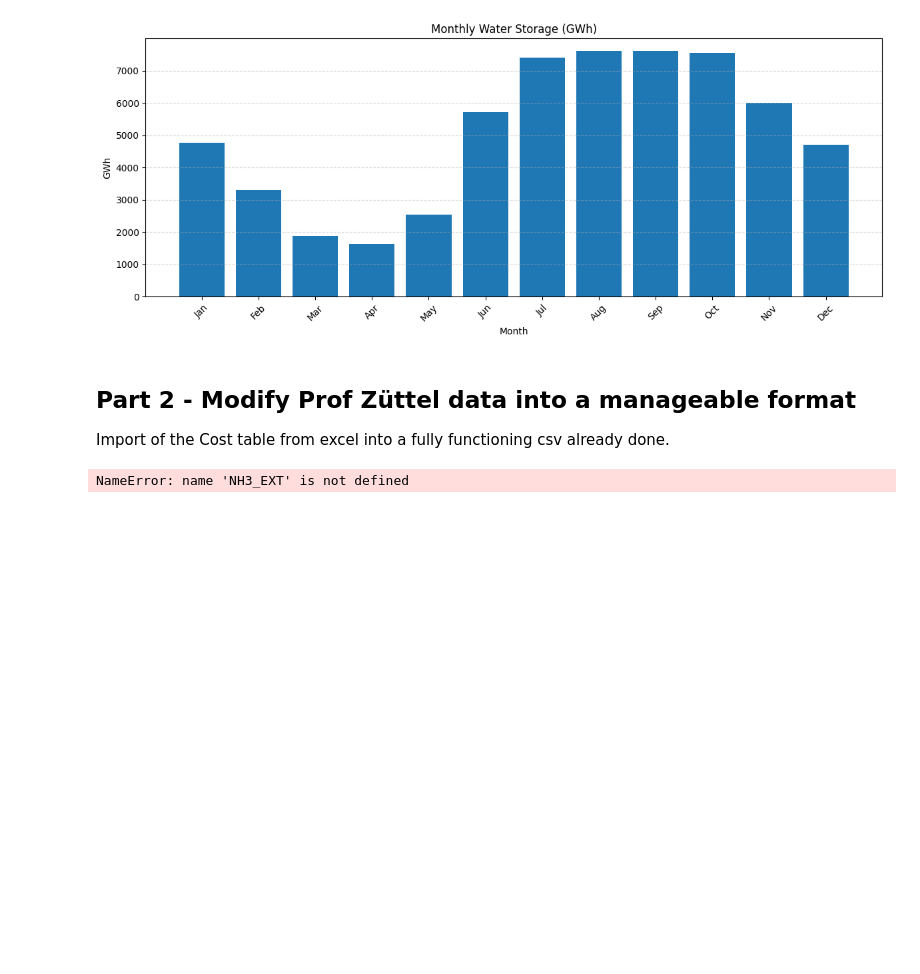
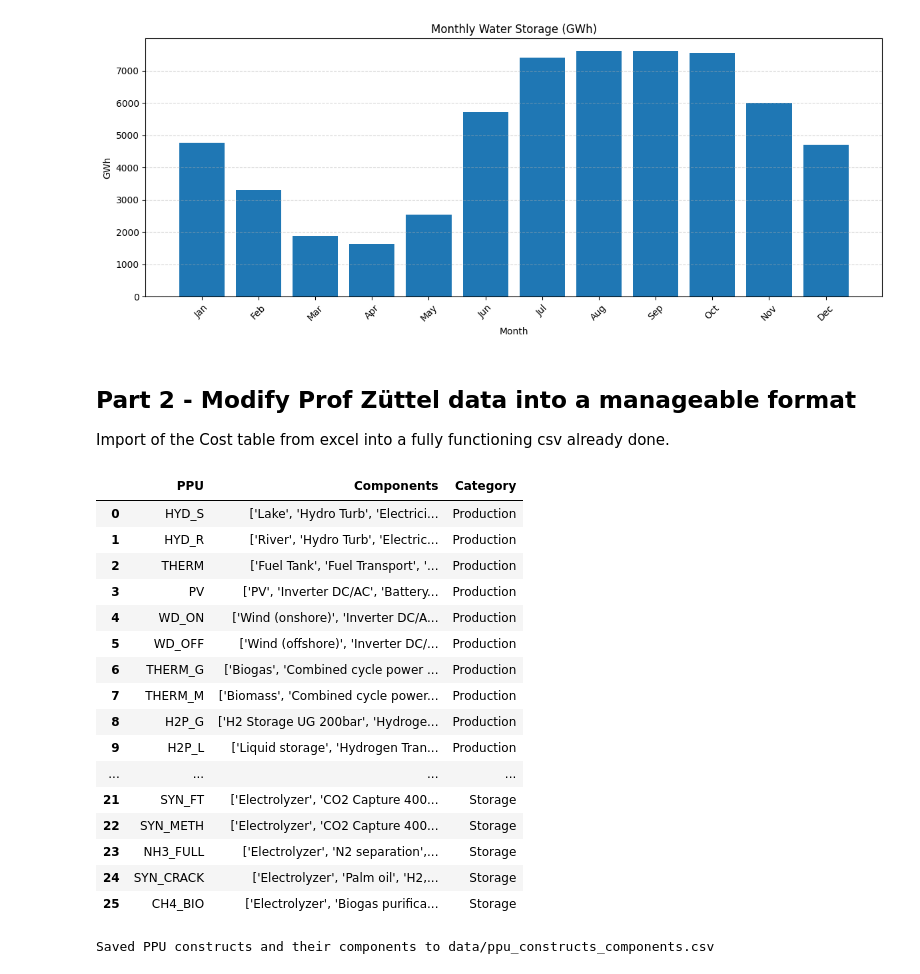
Before and after one commit to georgstsc/PPU_Modeling_Sustainability, a Jupyter notebook: ppu_model_data.ipynb, the cells around one changed output. Saved outputs shown, nothing was run; the diff lists cells and outputs as text; code cells hidden in the pictures; blank space fills up the shorter version.

```diff
--- a/ppu_model_data.ipynb
+++ b/ppu_model_data.ipynb
@@ -598,7 +598,6 @@ H2_L =["Electrolyzer", "Liquifaction", "Liquid storage"]
 SYN_FT = ["Electrolyzer", "CO2 Capture 400 ppm", "H2, CO2 compression", "FT-Synthesis", "Refining", "Fuel Tank"]
 SYN_METH = ["Electrolyzer", "CO2 Capture 400 ppm", "Sabatier reaction", "Methane compression", "CH4 storage 200bar"]
 NH3_FULL = ["Electrolyzer", "N2 separation", "N2,H2 compression", "NH3 synthesis", "Ammonia liquifaction", "Ammonia storage"]
-NH3_EXT = ["Electrolyzer", "N2 separation", "N2,H2 compression", "NH3 synthesis", "Ammonia liquifaction", "Ammonia storage"]
 SYN_CRACK = ["Electrolyzer", "Palm oil", "H2, CO2 compression", "Cracking", "Refining", "Fuel Tank"]
 CH4_BIO = ["Electrolyzer", "Biogas purification", "Sabatier reaction", "Methane compression", "Biogas (50% CH4)"]
 
@@ -613,35 +612,51 @@ ppu_data = [
     {"PPU": "WD_ON", "Components": WD_ON, "Category": "Production"},
     {"PPU": "WD_OFF", "Components": WD_OFF, "Category": "Production"},
     {"PPU": "THERM_G", "Components": THERM_G, "Category": "Production"},
     {"PPU": "THERM_M", "Components": THERM_M, "Category": "Production"},
     {"PPU": "H2P_G", "Components": H2P_G, "Category": "Production"},
     {"PPU": "H2P_L", "Components": H2P_L, "Category": "Production"},
     {"PPU": "SOL_SALT", "Components": SOL_SALT, "Category": "Production"},
     {"PPU": "SOL_STEAM", "Components": SOL_STEAM, "Category": "Production"},
     {"PPU": "BIO_OIL_ICE", "Components": BIO_OIL_ICE, "Category": "Production"},
     {"PPU": "PALM_ICE", "Components": PALM_ICE, "Category": "Production"},
     {"PPU": "BIO_WOOD", "Components": BIO_WOOD, "Category": "Production"},
     {"PPU": "WD_OFF", "Components": WD_OFF, "Category": "Production"},
     {"PPU": "IMP_BIOG", "Components": IMP_BIOG, "Category": "Production"},
     {"PPU": "NH3_P", "Components": NH3_P, "Category": "Production"},
     {"PPU": "H2_G", "Components": H2_G, "Category": "Storage"},
     {"PPU": "H2_GL", "Components": H2_GL, "Category": "Storage"},
     {"PPU": "H2_L", "Components": H2_L, "Category": "Storage"},
     {"PPU": "SYN_FT", "Components": SYN_FT, "Category": "Storage"},
     {"PPU": "SYN_METH", "Components": SYN_METH, "Category": "Storage"},
     {"PPU": "NH3_FULL", "Components": NH3_FULL, "Category": "Storage"},
-    {"PPU": "NH3_EXT", "Components": NH3_EXT, "Category": "Storage"},
     {"PPU": "SYN_CRACK", "Components": SYN_CRACK, "Category": "Storage"},
     {"PPU": "CH4_BIO", "Components": CH4_BIO, "Category": "Storage"},
 ]
 
 ppu_df = pd.DataFrame(ppu_data)
 ppu_df["Components"] = ppu_df["Components"].apply(str)
 ppu_df.to_csv("data/ppu_constructs_components.csv", index=False)
 display(ppu_df)
 print("Saved PPU constructs and their components to data/ppu_constructs_components.csv")
 # %% [output]
+|  | PPU | Components | Category |
+| 0 | HYD_S | ['Lake', 'Hydro Turb', 'Electrici... | Production |
+| 1 | HYD_R | ['River', 'Hydro Turb', 'Electric... | Production |
+| 2 | THERM | ['Fuel Tank', 'Fuel Transport', '... | Production |
+| 3 | PV | ['PV', 'Inverter DC/AC', 'Battery... | Production |
+| 4 | WD_ON | ['Wind (onshore)', 'Inverter DC/A... | Production |
+| 5 | WD_OFF | ['Wind (offshore)', 'Inverter DC/... | Production |
+| 6 | THERM_G | ['Biogas', 'Combined cycle power ... | Production |
+| 7 | THERM_M | ['Biomass', 'Combined cycle power... | Production |
+| 8 | H2P_G | ['H2 Storage UG 200bar', 'Hydroge... | Production |
+| 9 | H2P_L | ['Liquid storage', 'Hydrogen Tran... | Production |
+| ... | ... | ... | ... |
+| 21 | SYN_FT | ['Electrolyzer', 'CO2 Capture 400... | Storage |
+| 22 | SYN_METH | ['Electrolyzer', 'CO2 Capture 400... | Storage |
+| 23 | NH3_FULL | ['Electrolyzer', 'N2 separation',... | Storage |
+| 24 | SYN_CRACK | ['Electrolyzer', 'Palm oil', 'H2,... | Storage |
+| 25 | CH4_BIO | ['Electrolyzer', 'Biogas purifica... | Storage |
-NameError: name 'NH3_EXT' is not defined
+Saved PPU constructs and their components to data/ppu_constructs_components.csv
 # %%
 import pandas as pd
 
```
Also changed, not shown: 2 other files.
